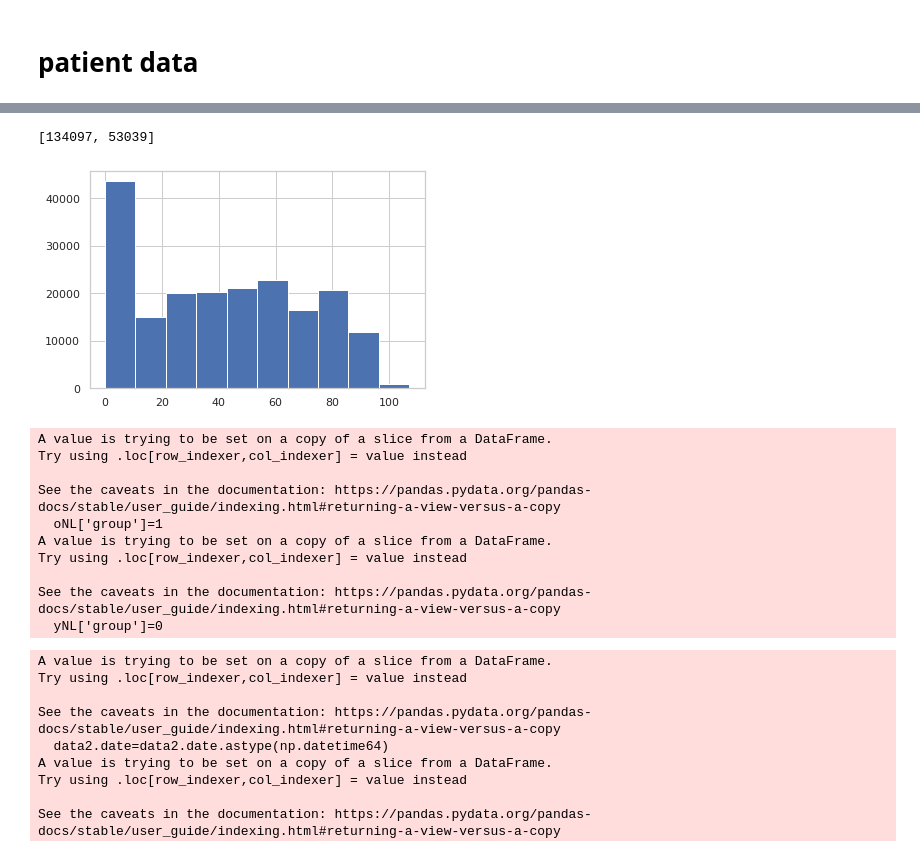
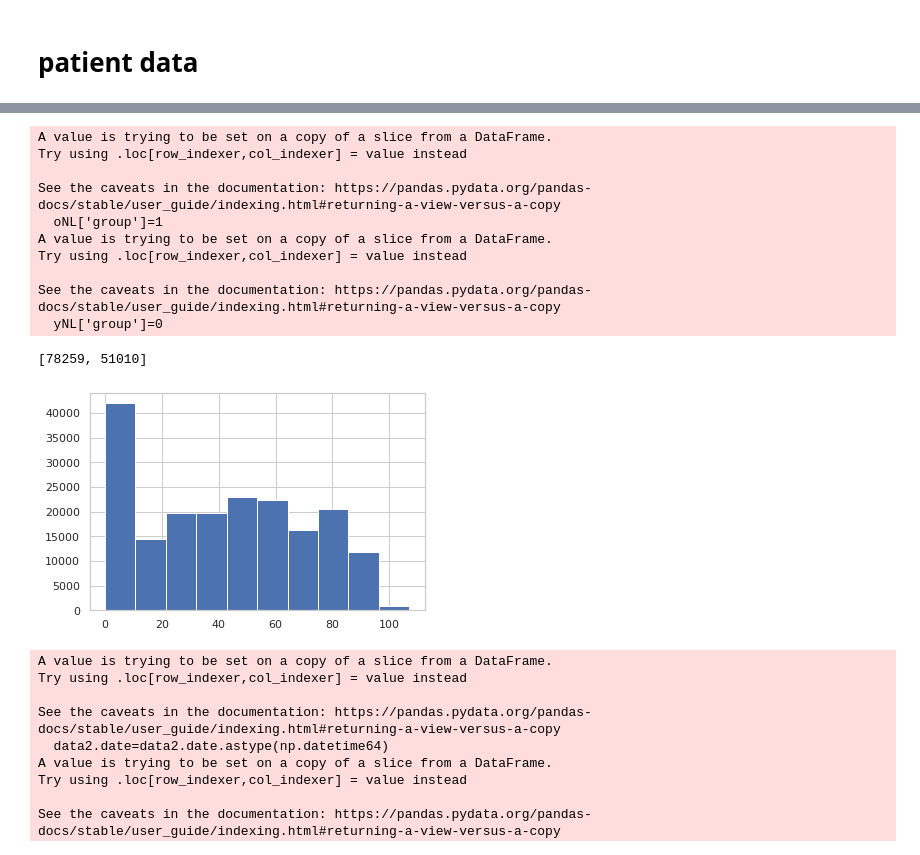
Before and after one commit to dcolinmorgan/AXA_AE_app, a Jupyter notebook: AXA_AE.ipynb, the cells around one changed output, grey strips where cells are left out. Saved outputs shown, nothing was run; the diff lists cells and outputs as text; code cells hidden in the pictures.

Commit message:
age and location plot

```diff
--- a/AXA_AE.ipynb
+++ b/AXA_AE.ipynb
@@ -201,7 +212,12 @@ def comp_run(d6,XX,test):
 import pyarrow as pa
 import pyarrow.parquet as pq
 
-NL=pd.read_parquet('run/AXA_AE/data/AE_AXA_asthma.parquet')
+# NL=pd.read_parquet('run/AXA_AE_app/data/AE_AXA_asthma.parquet')
+lung=pd.read_parquet('run/AXA_AE/data/AE_AXA_all_LUNG.parquet')
+# NL=lung[lung['diag1'].str.contains('COPD')]
+NL=lung[lung['diag1'].str.contains('Asthma')]
+
+
 NL.rename(columns={'s6':'date'},inplace=True)
 NL.rename(columns={'s2':'sex'},inplace=True)
 NL.rename(columns={'s3':'age'},inplace=True)
@@ -214,26 +248,32 @@ NL['sex']=np.round(NL['sex'].astype(float))
 # %%
 plt.hist(NL['age'])
-print([len(NL[NL['age']>21]),len(NL[NL['age']<18])])
+print([len(NL[NL['age']>50]),len(NL[NL['age']<18])]) ## check COPD, M v F, rural v city (test labels ~CBD)
+
+oNL=NL[NL['age']>50]
+oNL['group']=1
+yNL=NL[NL['age']<18]
+yNL['group']=0
+NL=oNL.append(yNL)
+
+# print([len(NL[NL['age']>90]),len(NL[NL['age']<60])]) ## check COPD, M v F, rural v city (test labels ~CBD
+# oNL=NL[NL['age']>90]#85]
+# oNL['group']=1
+# yNL=NL[NL['age']<60]#<70]
+# yNL['group']=0
+# NL=oNL.append(yNL)
 # %% [output]
-[134097, 53039]
+A value is trying to be set on a copy of a slice from a DataFrame.
+Try using .loc[row_indexer,col_indexer] = value instead
+
+See the caveats in the documentation: https://pandas.pydata.org/pandas-docs/stable/user_guide/indexing.html#returning-a-view-versus-a-copy
+  oNL['group']=1
+A value is trying to be set on a copy of a slice from a DataFrame.
+Try using .loc[row_indexer,col_indexer] = value instead
+
+See the caveats in the documentation: https://pandas.pydata.org/pandas-docs/stable/user_guide/indexing.html#returning-a-view-versus-a-copy
+  yNL['group']=0
+[78259, 51010]
-[figure, old version]
+[figure, new version]
-# %%
-oNL=NL[NL['age']>21]
-oNL['group']=1
-yNL=NL[NL['age']<18]
-yNL['group']=0
-NL=oNL.append(yNL)
-# %% [output]
-A value is trying to be set on a copy of a slice from a DataFrame.
-Try using .loc[row_indexer,col_indexer] = value instead
-
-See the caveats in the documentation: https://pandas.pydata.org/pandas-docs/stable/user_guide/indexing.html#returning-a-view-versus-a-copy
-  oNL['group']=1
-A value is trying to be set on a copy of a slice from a DataFrame.
-Try using .loc[row_indexer,col_indexer] = value instead
-
-See the caveats in the documentation: https://pandas.pydata.org/pandas-docs/stable/user_guide/indexing.html#returning-a-view-versus-a-copy
-  yNL['group']=0
 # %%
 
 d2=NL.groupby(by=['s1','date','group']).agg({'diag1':'count','sex':'mean','age':'median'})
```
Also changed, not shown: parts of 30 cells of this notebook, 2 other files.
